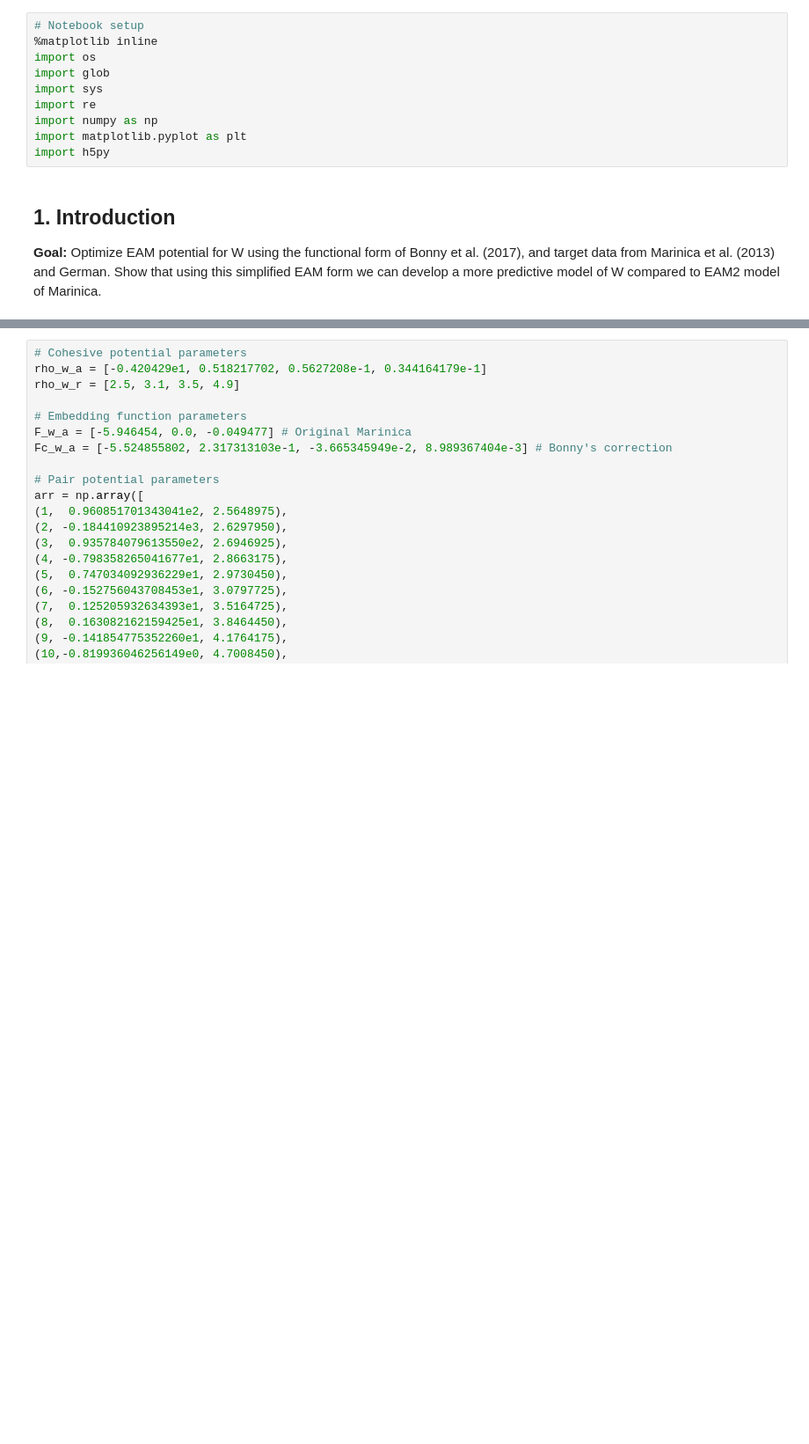
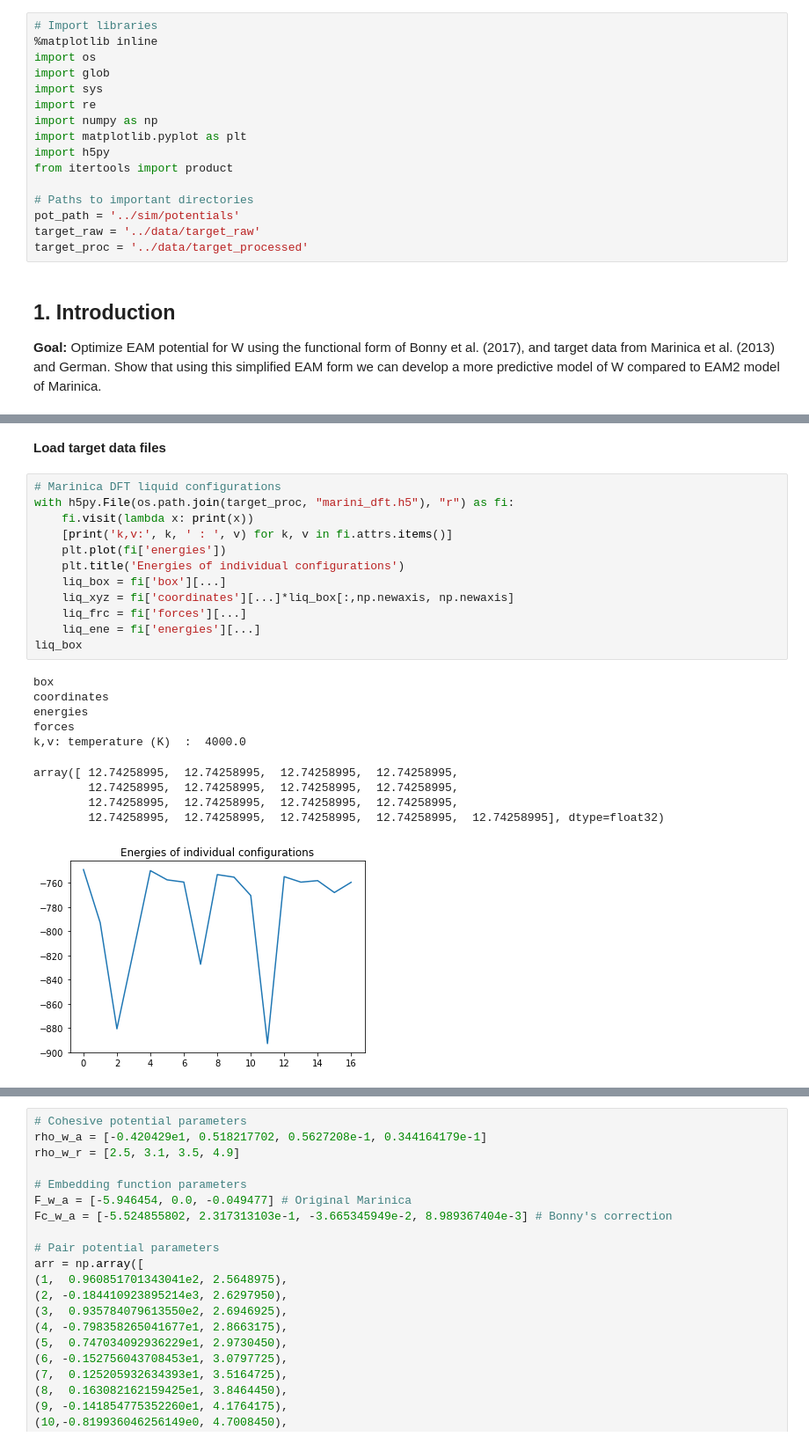
Before and after one commit to vlcekl/eam-models, a Jupyter notebook: notebooks/IFF_optimize.ipynb, the cells around one changed output, grey strips where cells are left out. Shown at 88% size. Saved outputs shown, nothing was run; the diff lists cells and outputs as text; blank space fills up the shorter version.

```diff
--- a/notebooks/IFF_optimize.ipynb
+++ b/notebooks/IFF_optimize.ipynb
@@ -11,5 +26,5 @@ Last update: 2018-07-14 19:45:25.250775
 # %%
-# Notebook setup
+# Import libraries
 %matplotlib inline
 import os
 import glob
@@ -18,6 +33,12 @@ import re
 import numpy as np
 import matplotlib.pyplot as plt
 import h5py
+from itertools import product
+
+# Paths to important directories
+pot_path = '../sim/potentials'
+target_raw = '../data/target_raw'
+target_proc = '../data/target_processed'
 # %% [markdown]
 ## 1. Introduction
 
@@ -111,0 +237,25 @@ Optimization is based on minimization of statistical distance.
+# %% [markdown]
+**Load target data files**
+# %%
+# Marinica DFT liquid configurations
+with h5py.File(os.path.join(target_proc, "marini_dft.h5"), "r") as fi:
+    fi.visit(lambda x: print(x))
+    [print('k,v:', k, ' : ', v) for k, v in fi.attrs.items()]
+    plt.plot(fi['energies'])
+    plt.title('Energies of individual configurations')
+    liq_box = fi['box'][...]
+    liq_xyz = fi['coordinates'][...]*liq_box[:,np.newaxis, np.newaxis]
+    liq_frc = fi['forces'][...]
+    liq_ene = fi['energies'][...]
+liq_box
+# %% [output]
+box
+coordinates
+energies
+forces
+k,v: temperature (K)  :  4000.0
+array([ 12.74258995,  12.74258995,  12.74258995,  12.74258995,
+        12.74258995,  12.74258995,  12.74258995,  12.74258995,
+        12.74258995,  12.74258995,  12.74258995,  12.74258995,
+        12.74258995,  12.74258995,  12.74258995,  12.74258995,  12.74258995], dtype=float32)
+[figure, added]
```
Also changed, not shown: parts of 47 cells of this notebook, 1 other file.
